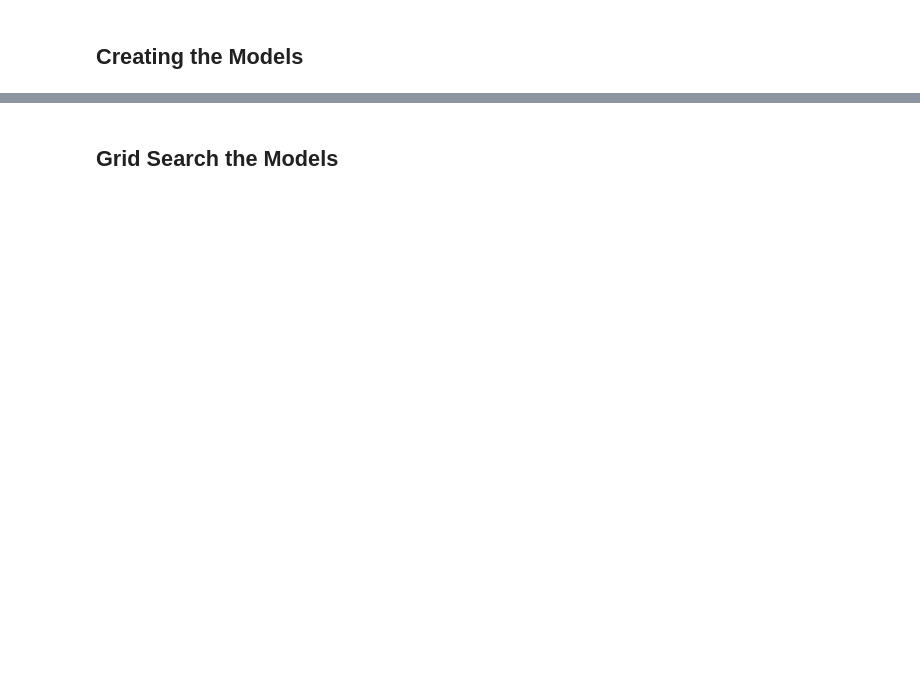
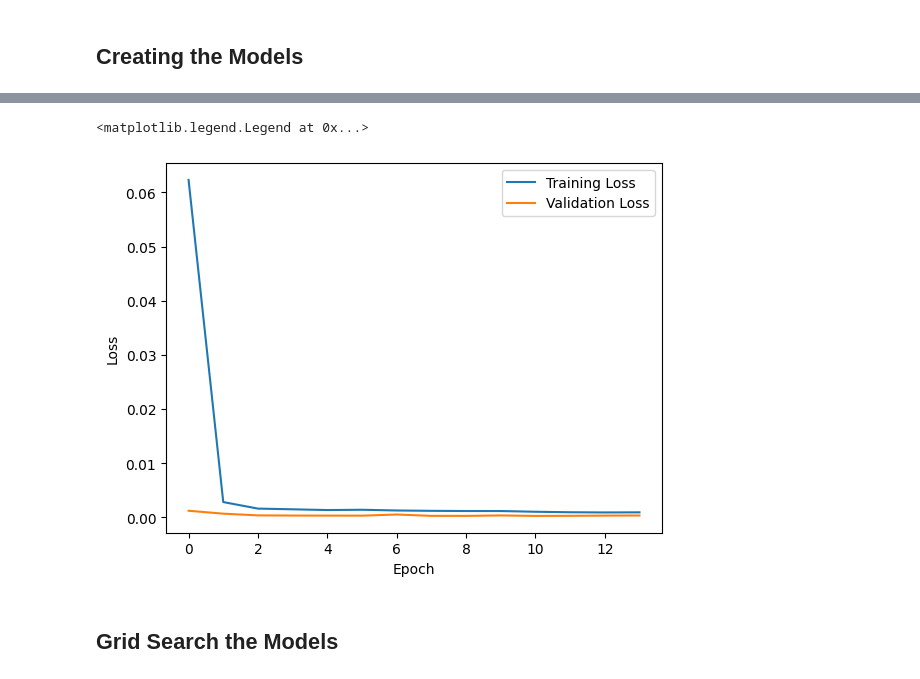
Before and after one commit to xLightless/uni-machine-learning, a Jupyter notebook: main.ipynb, the cells around one changed output, grey strips where cells are left out. Drawn from its saved outputs; the diff is of its cells as text; code cells hidden in the pictures; blank space fills up the shorter version.

Commit message:
Fixed the model

```diff
--- a/main.ipynb
+++ b/main.ipynb
@@ -224,9 +276,14 @@ loss_callback = EarlyStopping(
 # Since we dont have explicit labels for validation monitor performance
 # during training instead.
 model_data = lstm_model.fit(
-    X_train, ,
-    epochs=100,
+    X_train, y_train,
+    epochs=50,
     batch_size=32,
-    validation_data=(X_validation, None),
-    callbacks=[loss_callback]
+    validation_data=(X_validation, y_validation),
+    callbacks=[loss_callback],
+    verbose=False
 )
+
+# Pass in true values to evaluate loss
+model_loss = lstm_model.evaluate(X_test, y_test)
+predictions = lstm_model.predict(X_test)
@@ -233,3 +293,15 @@ model_data = lstm_model.fit(
+# %%
+import matplotlib.pyplot as plt
+
+# Plot training and validation loss curves
+plt.plot(model_data.history['loss'], label='Training Loss')
+plt.plot(model_data.history['val_loss'], label='Validation Loss')
+plt.xlabel('Epoch')
+plt.ylabel('Loss')
+plt.legend()
+# %% [output]
+<matplotlib.legend.Legend at 0x...>
+[figure, added]
 # %% [markdown]
 ## Grid Search the Models
 # %%
```
Also changed, not shown: parts of 13 cells of this notebook.
